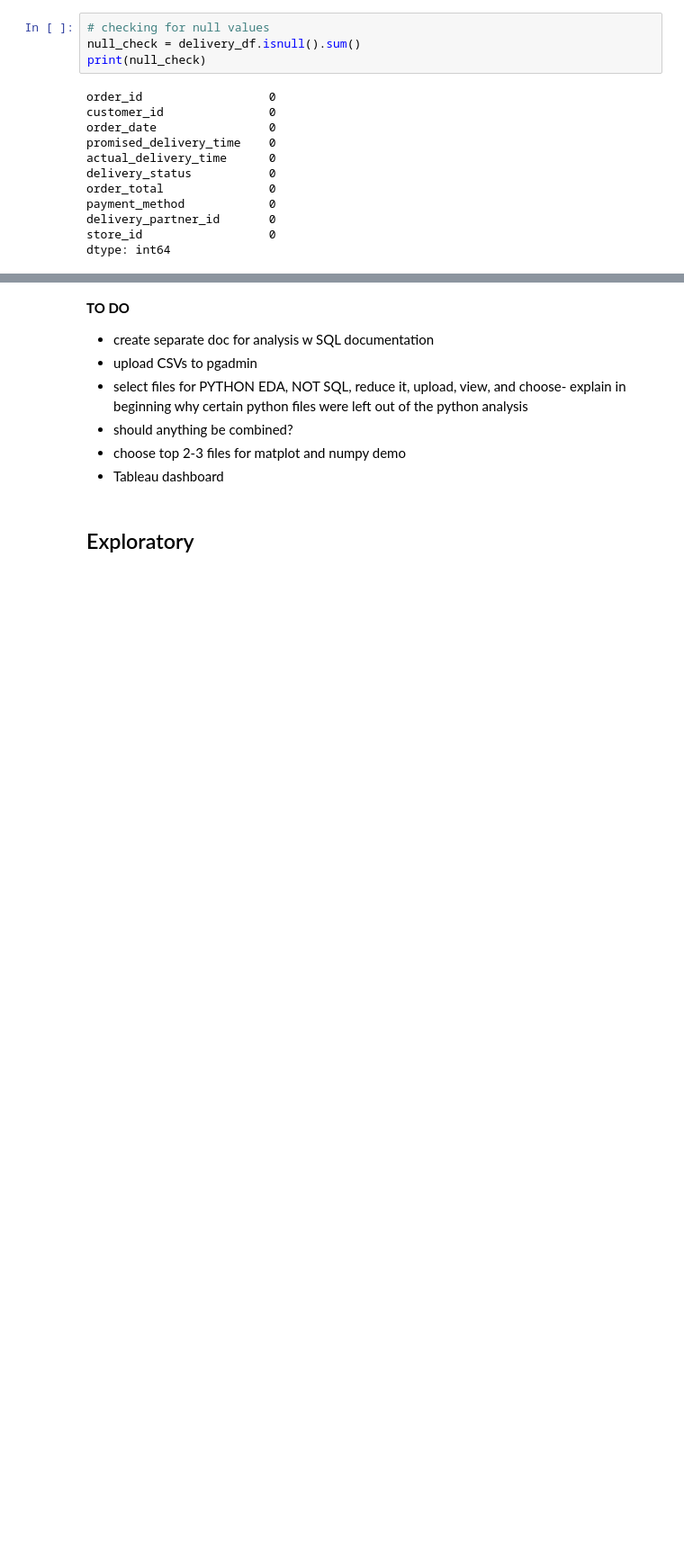
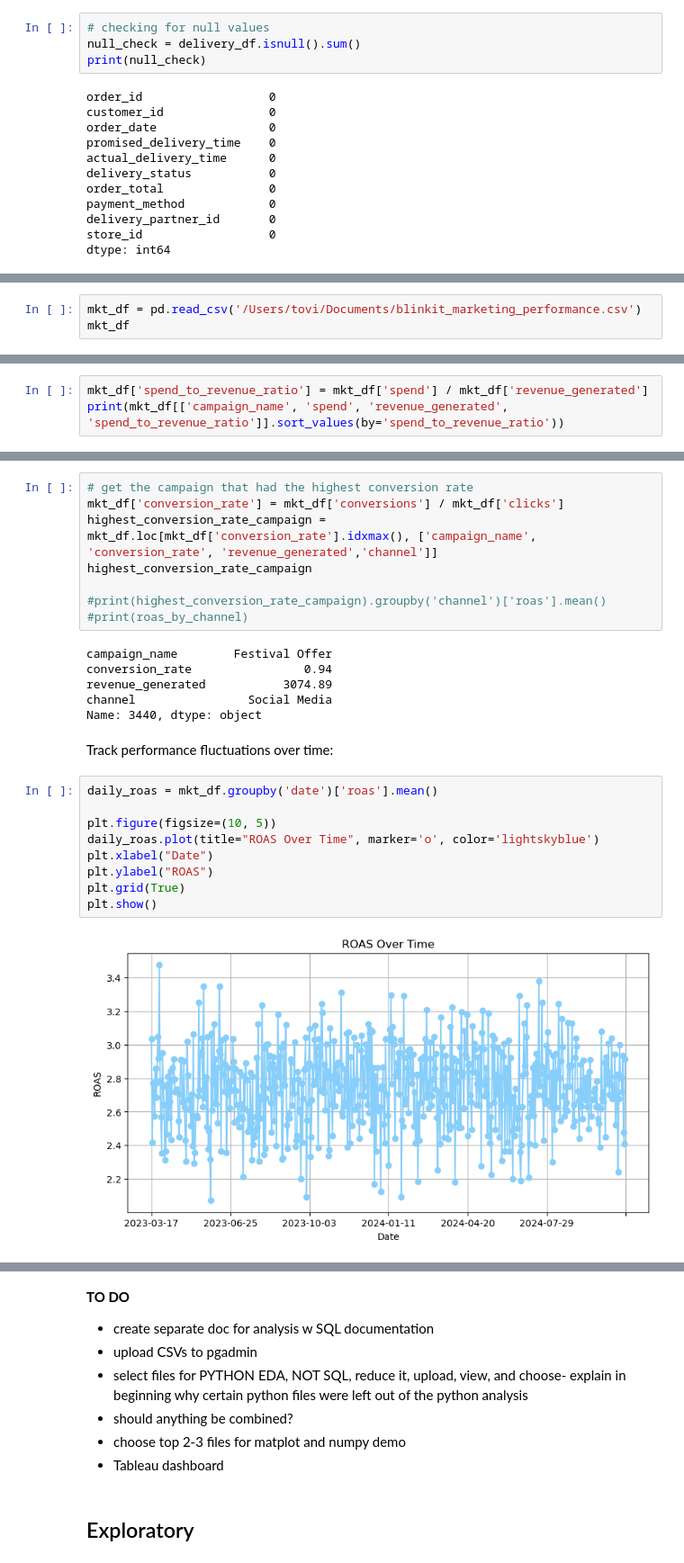
Before and after one commit to toviyahw/blinkit-sales-analysis, a Jupyter notebook: Project-Plan.ipynb, the cells around one changed output, grey strips where cells are left out. Shown at 90% size. Cells and saved outputs as stored; diff of their text form; blank space fills up the shorter version.

```diff
--- a/Project-Plan.ipynb
+++ b/Project-Plan.ipynb
@@ -183,0 +357,3 @@ The fifth file: **NOTE -NEW version, or og version**
+# %%
+mkt_df = pd.read_csv('/Users/tovi/Documents/blinkit_marketing_performance.csv')
+mkt_df
@@ -183,0 +449,3 @@ The fifth file: **NOTE -NEW version, or og version**
+# %%
+mkt_df['spend_to_revenue_ratio'] = mkt_df['spend'] / mkt_df['revenue_generated']
+print(mkt_df[['campaign_name', 'spend', 'revenue_generated', 'spend_to_revenue_ratio']].sort_values(by='spend_to_revenue_ratio'))
@@ -183,0 +482,27 @@ The fifth file: **NOTE -NEW version, or og version**
+# %%
+# get the campaign that had the highest conversion rate
+mkt_df['conversion_rate'] = mkt_df['conversions'] / mkt_df['clicks']
+highest_conversion_rate_campaign = mkt_df.loc[mkt_df['conversion_rate'].idxmax(), ['campaign_name', 'conversion_rate', 'revenue_generated','channel']]
+highest_conversion_rate_campaign
+
+#print(highest_conversion_rate_campaign).groupby('channel')['roas'].mean()
+#print(roas_by_channel)
+# %% [output]
+campaign_name        Festival Offer
+conversion_rate                0.94
+revenue_generated           3074.89
+channel                Social Media
+Name: 3440, dtype: object
+# %% [markdown]
+Track performance fluctuations over time:
+# %%
+daily_roas = mkt_df.groupby('date')['roas'].mean()
+
+plt.figure(figsize=(10, 5))
+daily_roas.plot(title="ROAS Over Time", marker='o', color='lightskyblue')
+plt.xlabel("Date")
+plt.ylabel("ROAS")
+plt.grid(True)
+plt.show()
+# %% [output]
+[figure, added]
```
Also changed, not shown: parts of 99 cells of this notebook.
